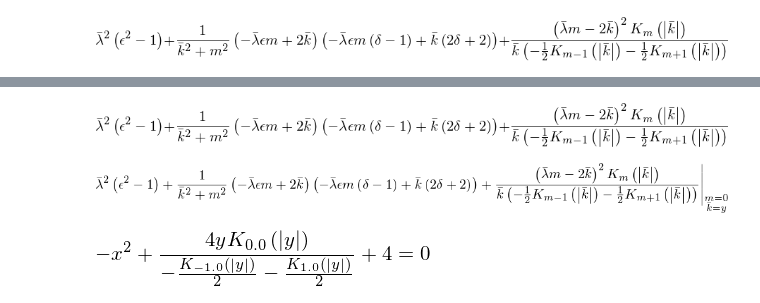
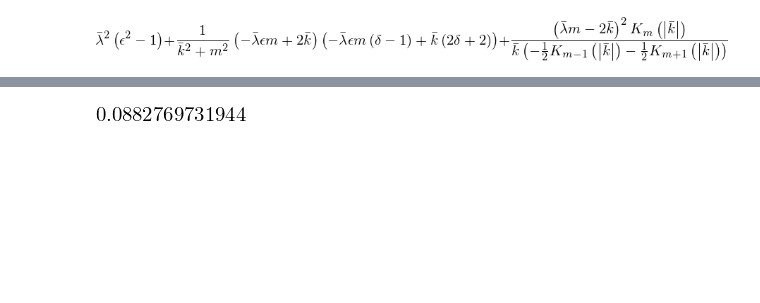
Before and after one commit to jensv/fluxtubestability, a Jupyter notebook: ipython_notebooks/symbolic/anayltic_condition.ipynb, the cells around one changed output, grey strips where cells are left out. Cells and saved outputs as stored; diff of their text form; code cells hidden in the pictures; blank space fills up the shorter version.

```diff
--- a/ipython_notebooks/symbolic/anayltic_condition.ipynb
+++ b/ipython_notebooks/symbolic/anayltic_condition.ipynb
@@ -2,10 +2,14 @@
 import sympy as sp
 sp.init_printing()
 
+import numpy as np
+from scipy.special import kv, kvp
+
 %matplotlib inline
 import matplotlib.pyplot as plt
+from matplotlib import colors
 import seaborn as sns
-sns.set_style('whitegrid')
+sns.set_style('ticks')
 sns.set_context('poster')
 # %%
 x, y, delta, k_bar, m, epsilon, lambda_bar = sp.symbols(r'x y \delta \bar{k} m \epsilon \bar{\lambda}')
@@ -28,12 +26,10 @@ sp.plot_implicit(sp.Eq(sp.Subs(condition, (delta, k_bar, m, epsilon, lambda_bar)
-# %%
-condition.subs((delta, k_bar, m, epsilon, lambda_bar), (0., y, 0., 0., x))
-# %% [output]
-[figure, removed]
-# %%
-sp.Subs(condition, (m, k_bar), (0, y))
-# %% [output]
-[figure, removed]
-# %%
-sp.Eq(sp.Subs(condition, (delta, k_bar, m, epsilon, lambda_bar), (0., y, 0., 0., x)).doit(), 0)
-# %% [output]
-[figure, removed]
+# %%
+def conditions(k_bar, lambda_bar, epsilon, m, delta):
+    term1 = (2*k_bar - m*epsilon*lambda_bar)*((delta + 1)*2*k_bar - (delta - 1)*m*epsilon*lambda_bar)/(k_bar**2 + m**2)
+    term2 = (epsilon**2 - 1) * lambda_bar**2
+    term3 = (m*lambda_bar - 2* k_bar)**2/k_bar * kv(m, np.abs(k_bar)) / kvp(m, np.abs(k_bar))
+    return term1 + term2 - term3
+# %%
+conditions(0.6, 1., 0., 1., 0.)
+# %% [output]
+[figure, added]
```
Also changed, not shown: parts of 8 cells of this notebook.
